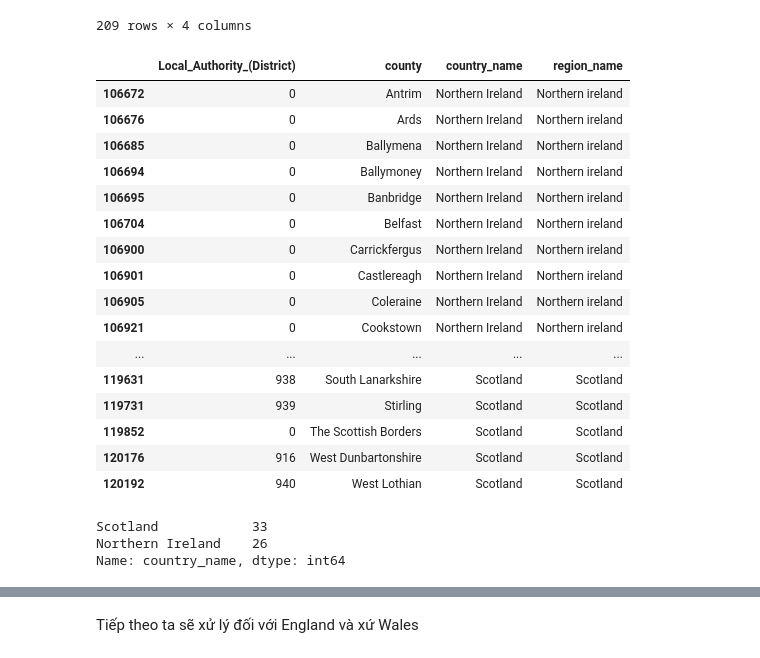
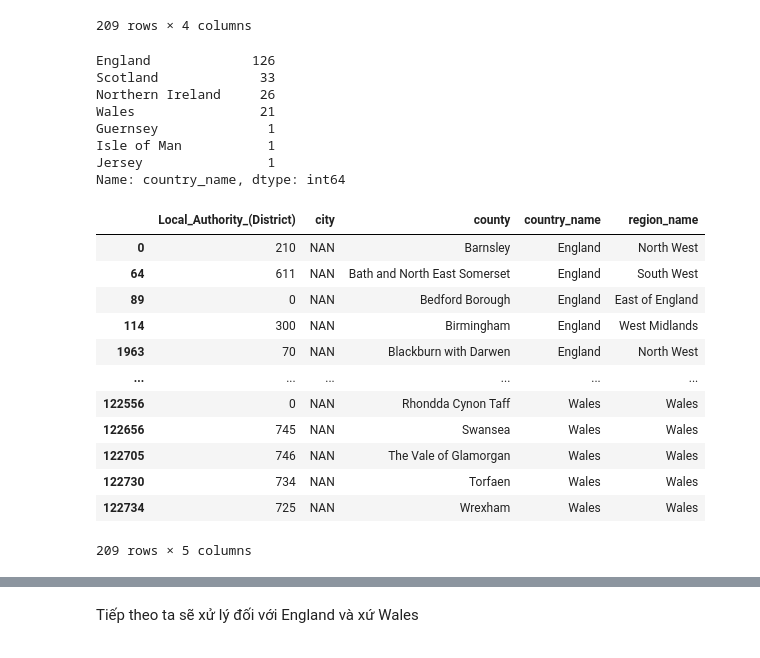
Before and after one commit to thetinhnguyen/TTKD-16-DATH, a Jupyter notebook: Data/Colab/Merge_file_and_download.ipynb, the cells around one changed output, grey strips where cells are left out. Drawn from its saved outputs; the diff is of its cells as text; code cells hidden in the pictures.

```diff
--- a/Data/Colab/Merge_file_and_download.ipynb
+++ b/Data/Colab/Merge_file_and_download.ipynb
@@ -92,8 +92,8 @@ postcode_copy
 | 122749 | LL14 | 329500 | 344400 | 52.99198 | -3.05043 | Ruabon | Wrexham | WLS | Wales | ... |
 122750 rows × 13 columns
 # %%
-df = postcode_copy[['Local_Authority_(District)','county','country_name','region_name']]
-df
+LAD_df = postcode_copy[['Local_Authority_(District)','county','country_name','region_name']]
+LAD_df
 # %% [output]
 |  | Local_Authority_(District) | county | country_name | region_name |
 | 0 | 210 | Barnsley | England | North West |
@@ -109,8 +109,8 @@ df
 | 122749 | 725 | Wrexham | Wales | Wales |
 122750 rows × 4 columns
 # %%
-df.drop_duplicates(subset='county',keep='first',inplace=True)
-df
+LAD_df.drop_duplicates(subset='county',keep='first',inplace=True)
+LAD_df
 # %% [output]
 A value is trying to be set on a copy of a slice from a DataFrame
 
@@ -130,30 +130,34 @@ See the caveats in the documentation: https://pandas.pydata.org/pandas-docs/stab
 | 122734 | 725 | Wrexham | Wales | Wales |
 209 rows × 4 columns
 # %%
-df = df[df.country_name.isin(['Scotland','Northern Ireland'])]
-df
+#LAD_df = LAD_df[LAD_df.country_name.isin(['Scotland','Northern Ireland'])]
+#LAD_df
-# %% [output]
-|  | Local_Authority_(District) | county | country_name | region_name |
-| 106672 | 0 | Antrim | Northern Ireland | Northern ireland |
-| 106676 | 0 | Ards | Northern Ireland | Northern ireland |
-| 106685 | 0 | Ballymena | Northern Ireland | Northern ireland |
-| 106694 | 0 | Ballymoney | Northern Ireland | Northern ireland |
-| 106695 | 0 | Banbridge | Northern Ireland | Northern ireland |
-| 106704 | 0 | Belfast | Northern Ireland | Northern ireland |
-| 106900 | 0 | Carrickfergus | Northern Ireland | Northern ireland |
-| 106901 | 0 | Castlereagh | Northern Ireland | Northern ireland |
-| 106905 | 0 | Coleraine | Northern Ireland | Northern ireland |
-| 106921 | 0 | Cookstown | Northern Ireland | Northern ireland |
-| ... | ... | ... | ... | ... |
-| 119631 | 938 | South Lanarkshire | Scotland | Scotland |
-| 119731 | 939 | Stirling | Scotland | Scotland |
-| 119852 | 0 | The Scottish Borders | Scotland | Scotland |
-| 120176 | 916 | West Dunbartonshire | Scotland | Scotland |
-| 120192 | 940 | West Lothian | Scotland | Scotland |
 # %%
-df.country_name.value_counts()
+LAD_df.country_name.value_counts()
 # %% [output]
-Scotland            33
-Northern Ireland    26
+England             126
+Scotland             33
+Northern Ireland     26
+Wales                21
+Guernsey              1
+Isle of Man           1
+Jersey                1
 Name: country_name, dtype: int64
+# %%
+LAD_df.insert(1,'city','NAN')
+LAD_df
+# %% [output]
+|  | Local_Authority_(District) | city | county | country_name | region_name |
+| 0 | 210 | NAN | Barnsley | England | North West |
+| 64 | 611 | NAN | Bath and North East Somerset | England | South West |
+| 89 | 0 | NAN | Bedford Borough | England | East of England |
+| 114 | 300 | NAN | Birmingham | England | West Midlands |
+| 1963 | 70 | NAN | Blackburn with Darwen | England | North West |
+| ... | ... | ... | ... | ... | ... |
+| 122556 | 0 | NAN | Rhondda Cynon Taff | Wales | Wales |
+| 122656 | 745 | NAN | Swansea | Wales | Wales |
+| 122705 | 746 | NAN | The Vale of Glamorgan | Wales | Wales |
+| 122730 | 734 | NAN | Torfaen | Wales | Wales |
+| 122734 | 725 | NAN | Wrexham | Wales | Wales |
+209 rows × 5 columns
 # %%
```
Also changed, not shown: parts of 21 cells of this notebook.
